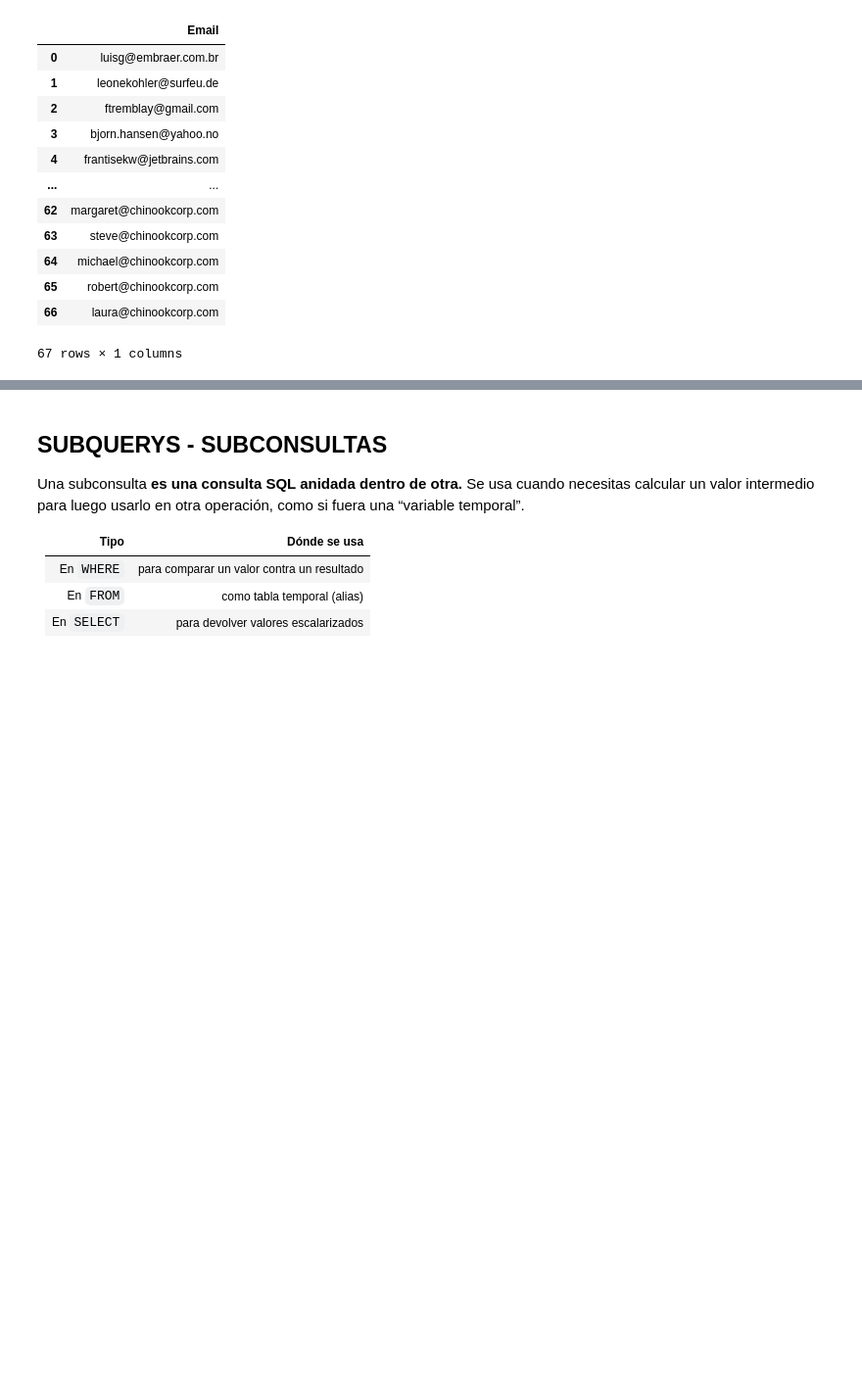
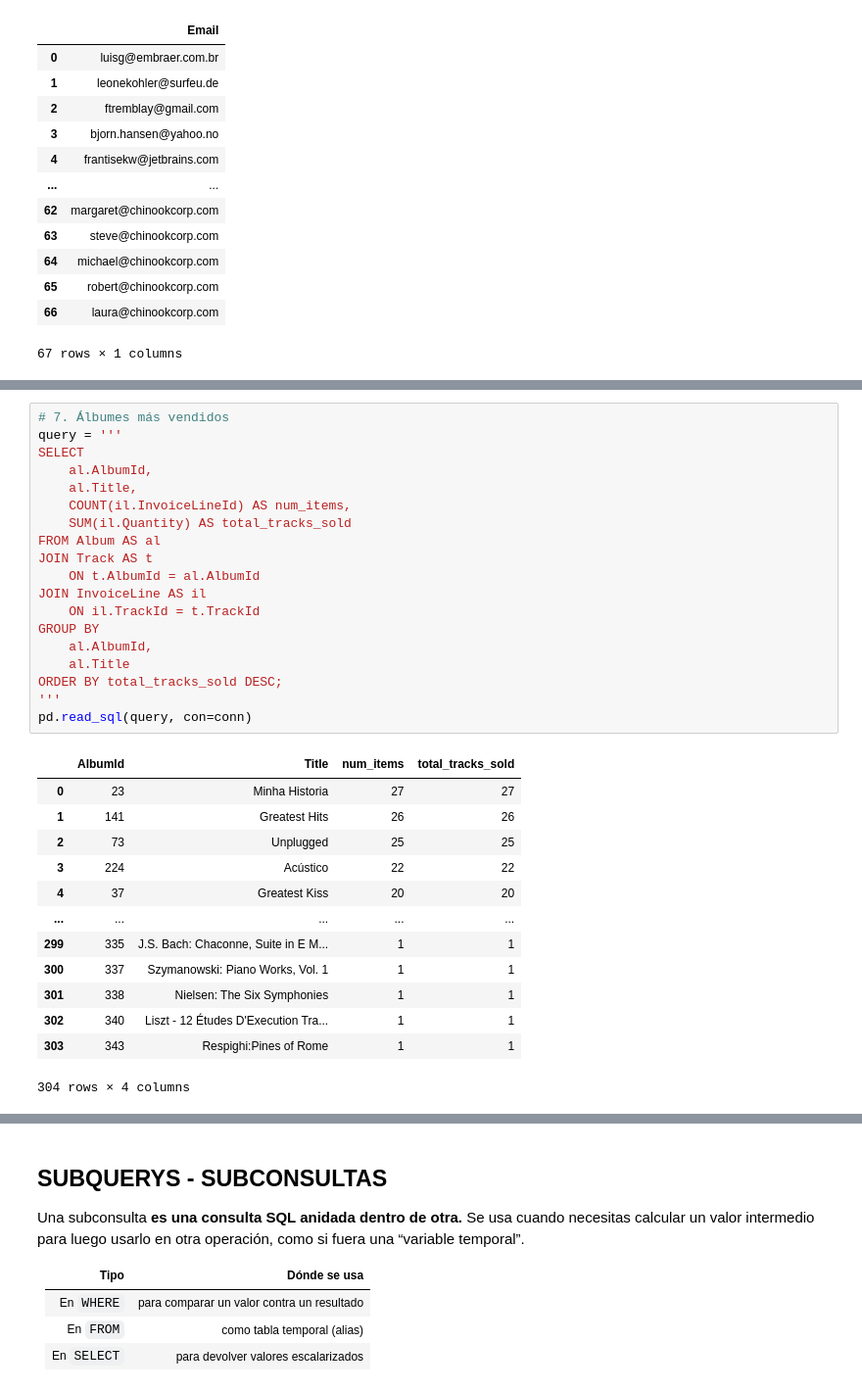
Before and after one commit to gbuvoli/DA_T8, a Jupyter notebook: Sprint3_semana2.ipynb, the cells around one changed output, grey strips where cells are left out. Shown at 98% size. Drawn from its saved outputs; the diff is of its cells as text; blank space fills up the shorter version.

```diff
--- a/Sprint3_semana2.ipynb
+++ b/Sprint3_semana2.ipynb
@@ -654,0 +373,33 @@ pd.read_sql(query,con=conn)
+# %%
+# 7. Álbumes más vendidos
+query = '''
+SELECT
+    al.AlbumId,
+    al.Title,
+    COUNT(il.InvoiceLineId) AS num_items,
+    SUM(il.Quantity) AS total_tracks_sold
+FROM Album AS al
+JOIN Track AS t
+    ON t.AlbumId = al.AlbumId
+JOIN InvoiceLine AS il
+    ON il.TrackId = t.TrackId
+GROUP BY
+    al.AlbumId,
+    al.Title
+ORDER BY total_tracks_sold DESC;
+'''
+pd.read_sql(query, con=conn)
+# %% [output]
+|  | AlbumId | Title | num_items | total_tracks_sold |
+| 0 | 23 | Minha Historia | 27 | 27 |
+| 1 | 141 | Greatest Hits | 26 | 26 |
+| 2 | 73 | Unplugged | 25 | 25 |
+| 3 | 224 | Acústico | 22 | 22 |
+| 4 | 37 | Greatest Kiss | 20 | 20 |
+| ... | ... | ... | ... | ... |
+| 299 | 335 | J.S. Bach: Chaconne, Suite in E M... | 1 | 1 |
+| 300 | 337 | Szymanowski: Piano Works, Vol. 1 | 1 | 1 |
+| 301 | 338 | Nielsen: The Six Symphonies | 1 | 1 |
+| 302 | 340 | Liszt - 12 Études D'Execution Tra... | 1 | 1 |
+| 303 | 343 | Respighi:Pines of Rome | 1 | 1 |
+304 rows × 4 columns
```
Also changed, not shown: parts of 74 cells of this notebook, 4 other files.
